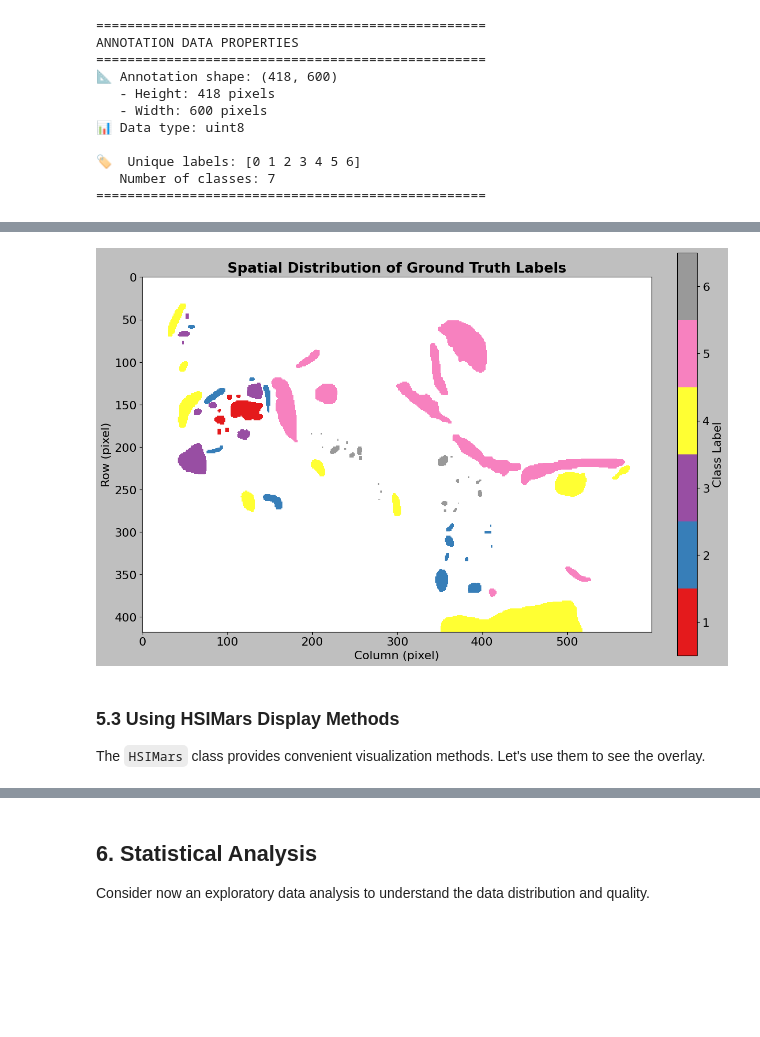
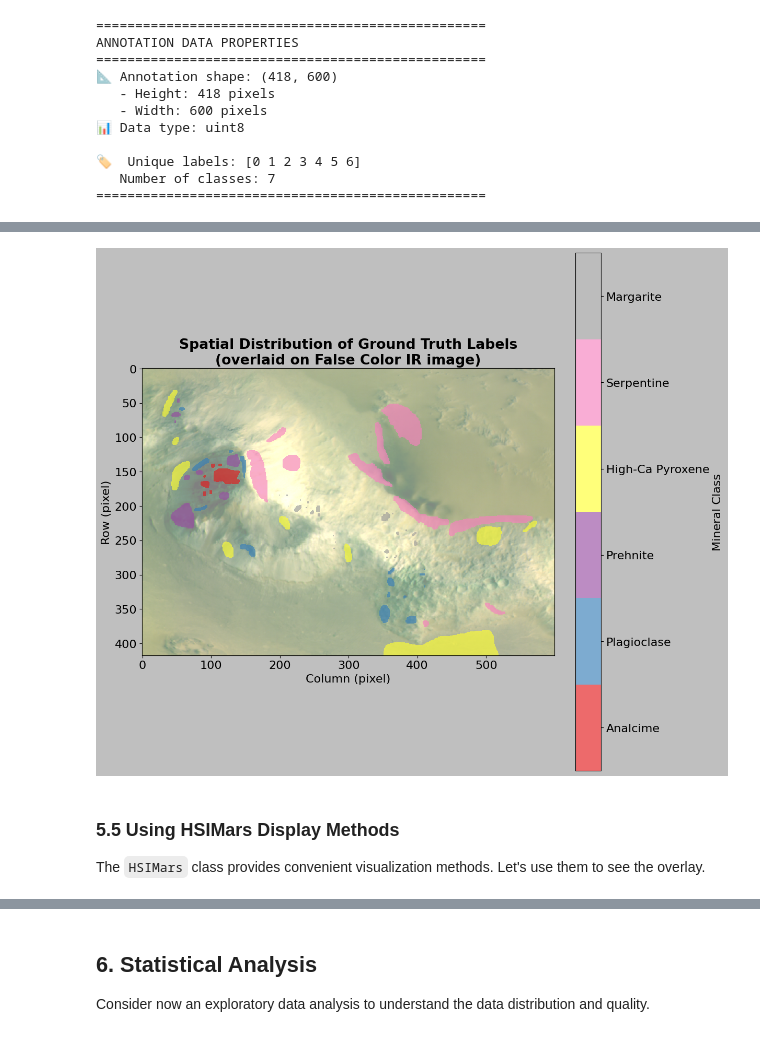
Before and after one commit to thesfinox/mars-reconnaissance-orbiter, a Jupyter notebook: notebooks/exploratory_data_analysis.ipynb, the cells around one changed output, grey strips where cells are left out. Saved outputs shown, nothing was run; the diff lists cells and outputs as text; code cells hidden in the pictures; blank space fills up the shorter version.

```diff
--- a/notebooks/exploratory_data_analysis.ipynb
+++ b/notebooks/exploratory_data_analysis.ipynb
@@ -505,36 +637,61 @@ array([1.        , 1.83333333, 2.66666667, 3.5       , 4.33333333,
 # %%
-# Create a color-mapped visualization of annotations
-fig, ax = plt.subplots(figsize=(12, 8), layout="constrained")
+# Create a color-mapped visualization of annotations with false color background
+fig, ax = plt.subplots(figsize=(12, 10), layout="constrained")
+
+# Create false color image for background
+# Use bands around 2300, 1500, 1000 nm (False Color IR combination)
+r_idx = find_band_index(2300)
+g_idx = find_band_index(1500)
+b_idx = find_band_index(1000)
+
+r_band = img_data.hsi[:, :, r_idx]
+g_band = img_data.hsi[:, :, g_idx]
+b_band = img_data.hsi[:, :, b_idx]
+
+# Stack into RGB image and normalize
+rgb = np.dstack([r_band, g_band, b_band])
+rgb_min = np.percentile(rgb, 2)
+rgb_max = np.percentile(rgb, 98)
+rgb_normalized = np.clip((rgb - rgb_min) / (rgb_max - rgb_min), 0, 1)
+
+# Display false color image with transparency
+ax.imshow(rgb_normalized, alpha=0.5)
 
 # Create a masked array to hide background
 masked_labels = np.ma.masked_where(ann_data.labels == 0, ann_data.labels)
 
-# Display with colormap
+# Display annotations on top with colormap
 cmap = mpl.colors.ListedColormap(
     plt.cm.Set1(np.linspace(0, 1, len(unique_labels) - 1))
 )
-im = ax.imshow(masked_labels, cmap=cmap, interpolation="nearest")
+im = ax.imshow(masked_labels, cmap=cmap, interpolation="nearest", alpha=0.65)
 
-# Add colorbar
+# Add colorbar with mineral names
 cbar = plt.colorbar(im, ax=ax)
 dx = (len(unique_labels) - 2) / (len(unique_labels) - 1)
 ticks = np.arange(1, len(unique_labels) - 1, dx)
 cbar.set_ticks(ticks + dx / 2.0)
-cbar.set_ticklabels(unique_labels[unique_labels != 0])
-cbar.set_label("Class Label")
+# Use mineral names instead of numeric labels
+mineral_names = [
+    ann_data.label_names.get(lab, f"Unknown (ID: {lab})")
+    for lab in unique_labels
+    if lab != 0
+]
+cbar.set_ticklabels(mineral_names)
+cbar.set_label("Mineral Class")
 
 ax.set_title(
-    "Spatial Distribution of Ground Truth Labels",
+    "Spatial Distribution of Ground Truth Labels\n(overlaid on False Color IR image)",
     fontweight="bold",
 )
 ax.set_xlabel("Column (pixel)")
 ax.set_ylabel("Row (pixel)")
 
 plt.show()
 # %% [output]
-[figure, old version]
+[figure, new version]
 # %% [markdown]
-### 5.3 Using HSIMars Display Methods
+### 5.5 Using HSIMars Display Methods
 
 The `HSIMars` class provides convenient visualization methods. Let's use them to see the overlay.
 # %%
```
Also changed, not shown: parts of 14 cells of this notebook.
